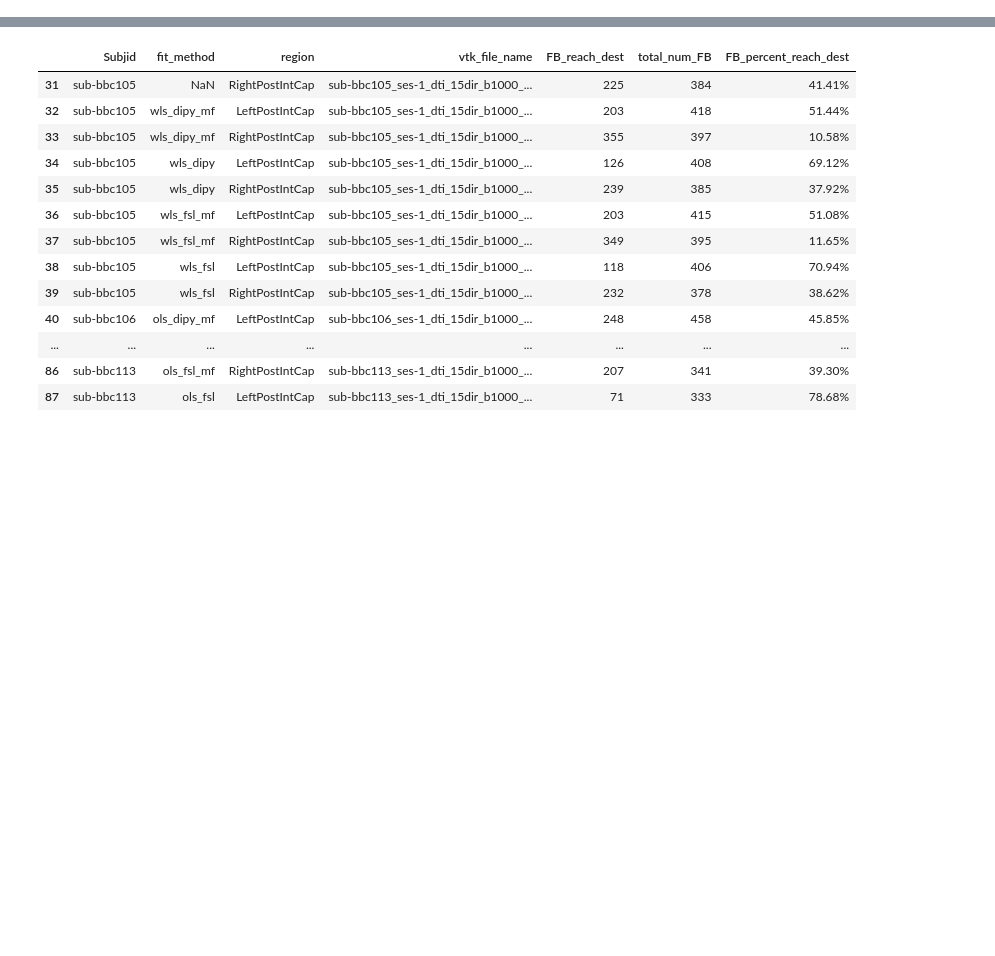
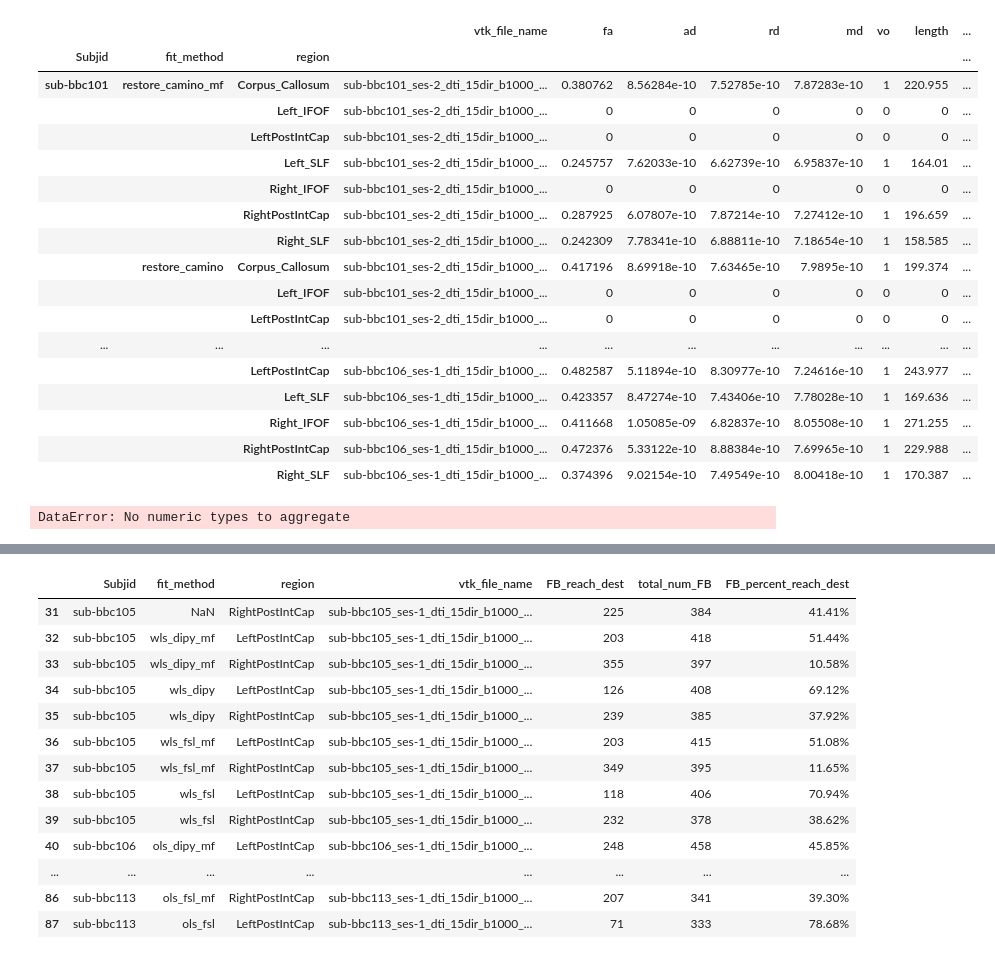
Before and after one commit to mrjeffstevenson3/mmimproc, a Jupyter notebook: ipn/bbc_dti_death_match_vtk_stats.ipynb, the cells around one changed output, grey strips where cells are left out. Drawn from its saved outputs; the diff is of its cells as text; code cells hidden in the pictures; blank space fills up the shorter version.

```diff
--- a/ipn/bbc_dti_death_match_vtk_stats.ipynb
+++ b/ipn/bbc_dti_death_match_vtk_stats.ipynb
@@ -94,0 +121,29 @@ vtk_fbs.groupby('fit_method').arrived.mean().rank().sort_values(), vtk_fbs.group
+# %%
+#makes fit methods
+vtk_fbs_r5.loc[vtk_fbs_r5['vtk_file_name'].str.contains('restore_cam_tensor_medfilt'), 'fit_method'] = 'restore_camino_mf'
+vtk_fbs_r5.loc[vtk_fbs_r5['vtk_file_name'].str.contains('restore_cam_tensor_mori'), 'fit_method'] = 'restore_camino'
+vtk_fbs_r5.loc[vtk_fbs_r5['vtk_file_name'].str.contains('wls_cam_tensor_medfilt'), 'fit_method'] = 'wls_camino_mf'
+vtk_fbs_r5.loc[vtk_fbs_r5['vtk_file_name'].str.contains('wls_cam_tensor_mori'), 'fit_method'] = 'wls_camino'
+vtk_fbs_r5.loc[vtk_fbs_r5['vtk_file_name'].str.contains('ols_cam_tensor_medfilt'), 'fit_method'] = 'ols_camino_mf'
+vtk_fbs_r5.loc[vtk_fbs_r5['vtk_file_name'].str.contains('ols_cam_tensor_mori'), 'fit_method'] = 'ols_camino'
+vtk_fbs_r5.loc[vtk_fbs_r5['vtk_file_name'].str.contains('restore_dipy_tensor_mori'), 'fit_method'] = 'restore_dipy'
+vtk_fbs_r5.loc[vtk_fbs_r5['vtk_file_name'].str.contains('restore_dipy_tensor_med'), 'fit_method'] = 'restore_dipy_mf'
+vtk_fbs_r5.loc[vtk_fbs_r5['vtk_file_name'].str.contains('ols_dipy_tensor_mori'), 'fit_method'] = 'ols_dipy'
+vtk_fbs_r5.loc[vtk_fbs_r5['vtk_file_name'].str.contains('ols_dipy_tensor_med'), 'fit_method'] = 'ols_dipy_mf'
+vtk_fbs_r5.loc[vtk_fbs_r5['vtk_file_name'].str.contains('wls_dipy_tensor_mori'), 'fit_method'] = 'wls_dipy'
+vtk_fbs_r5.loc[vtk_fbs_r5['vtk_file_name'].str.contains('wls_dipy_tensor_medfilt'), 'fit_method'] = 'wls_dipy_mf'
+vtk_fbs_r5.loc[vtk_fbs_r5['vtk_file_name'].str.contains('ols_fsl_tensor_medfilt'), 'fit_method'] = 'ols_fsl_mf'
+vtk_fbs_r5.loc[vtk_fbs_r5['vtk_file_name'].str.contains('ols_fsl_tensor_mori'), 'fit_method'] = 'ols_fsl'
+vtk_fbs_r5.loc[vtk_fbs_r5['vtk_file_name'].str.contains('wls_fsl_tensor_medfilt'), 'fit_method'] = 'wls_fsl_mf'
+vtk_fbs_r5.loc[vtk_fbs_r5['vtk_file_name'].str.contains('wls_fsl_tensor_mori'), 'fit_method'] = 'wls_fsl'
+#makes region names for regions col.
+vtk_fbs_r5.loc[vtk_fbs_r5['vtk_file_name'].str.contains('LeftPostIntCap'), 'region'] = 'LeftPostIntCap'
+vtk_fbs_r5.loc[vtk_fbs_r5['vtk_file_name'].str.contains('RightPostIntCap'), 'region'] = 'RightPostIntCap'
+vtk_fbs_r5.loc[vtk_fbs_r5['vtk_file_name'].str.contains('Left_IFOF-45'), 'region'] = 'Left_IFOF'
+vtk_fbs_r5.loc[vtk_fbs_r5['vtk_file_name'].str.contains('Right_IFOF-133'), 'region'] = 'Right_IFOF'
+vtk_fbs_r5.loc[vtk_fbs_r5['vtk_file_name'].str.contains('mori_CC'), 'region'] = 'Corpus_Callosum'
+vtk_fbs_r5.loc[vtk_fbs_r5['vtk_file_name'].str.contains('Left_SLF-43'), 'region'] = 'Left_SLF'
+vtk_fbs_r5.loc[vtk_fbs_r5['vtk_file_name'].str.contains('Right_SLF-131'), 'region'] = 'Right_SLF'
+#calculate %FB arrive at target as float and formatted text for display
+vtk_fbs_r5['arrived'] = 1 - vtk_fbs_r5['total_num_FB'].sub(vtk_fbs_r5['FB_reach_dest']).div(vtk_fbs_r5['total_num_FB'])
+vtk_fbs_r5['perc_arr'] = pd.Series(["{0:.2f}%".format(val*100) for val in vtk_fbs_r5['arrived']], index = vtk_fbs_r5.index)
@@ -95,2 +172,35 @@ vtk_fbs.groupby('fit_method').arrived.mean().rank().sort_values(), vtk_fbs.group
+# %%
+#make into multiIndex
+sid_r5 = np.array(vtk_fbs_r5.ix[:,['Subjid']]).ravel()
+fitm_r5 = np.array(vtk_fbs_r5.ix[:,['fit_method']]).ravel()
+reg_r5 = np.array(vtk_fbs_r5.ix[:,['region']]).ravel()
+mi_array_r5 = np.array([sid_r5, fitm_r5, reg_r5])
+index_r5 = pd.MultiIndex.from_arrays(mi_array_r5, names=['Subjid', 'fit_method', 'region'])
+vtk_fbmi_r5 = pd.DataFrame(vtk_fbs_r5.values, index=index_r5, columns=vtk_fbs_r5.columns)
+# %%
+vtk_fbmi_r5.ix[0:224]
+# %% [output]
+|  |  |  | vtk_file_name | fa | ad | rd | md | vo | length | ... |
+| Subjid | fit_method | region |  |  |  |  |  |  |  | ... |
+| sub-bbc101 | restore_camino_mf | Corpus_Callosum | sub-bbc101_ses-2_dti_15dir_b1000_... | 0.380762 | 8.56284e-10 | 7.52785e-10 | 7.87283e-10 | 1 | 220.955 | ... |
+|  |  | Left_IFOF | sub-bbc101_ses-2_dti_15dir_b1000_... | 0 | 0 | 0 | 0 | 0 | 0 | ... |
+|  |  | LeftPostIntCap | sub-bbc101_ses-2_dti_15dir_b1000_... | 0 | 0 | 0 | 0 | 0 | 0 | ... |
+|  |  | Left_SLF | sub-bbc101_ses-2_dti_15dir_b1000_... | 0.245757 | 7.62033e-10 | 6.62739e-10 | 6.95837e-10 | 1 | 164.01 | ... |
+|  |  | Right_IFOF | sub-bbc101_ses-2_dti_15dir_b1000_... | 0 | 0 | 0 | 0 | 0 | 0 | ... |
+|  |  | RightPostIntCap | sub-bbc101_ses-2_dti_15dir_b1000_... | 0.287925 | 6.07807e-10 | 7.87214e-10 | 7.27412e-10 | 1 | 196.659 | ... |
+|  |  | Right_SLF | sub-bbc101_ses-2_dti_15dir_b1000_... | 0.242309 | 7.78341e-10 | 6.88811e-10 | 7.18654e-10 | 1 | 158.585 | ... |
+|  | restore_camino | Corpus_Callosum | sub-bbc101_ses-2_dti_15dir_b1000_... | 0.417196 | 8.69918e-10 | 7.63465e-10 | 7.9895e-10 | 1 | 199.374 | ... |
+|  |  | Left_IFOF | sub-bbc101_ses-2_dti_15dir_b1000_... | 0 | 0 | 0 | 0 | 0 | 0 | ... |
+|  |  | LeftPostIntCap | sub-bbc101_ses-2_dti_15dir_b1000_... | 0 | 0 | 0 | 0 | 0 | 0 | ... |
+| ... | ... | ... | ... | ... | ... | ... | ... | ... | ... | ... |
+|  |  | LeftPostIntCap | sub-bbc106_ses-1_dti_15dir_b1000_... | 0.482587 | 5.11894e-10 | 8.30977e-10 | 7.24616e-10 | 1 | 243.977 | ... |
+|  |  | Left_SLF | sub-bbc106_ses-1_dti_15dir_b1000_... | 0.423357 | 8.47274e-10 | 7.43406e-10 | 7.78028e-10 | 1 | 169.636 | ... |
+|  |  | Right_IFOF | sub-bbc106_ses-1_dti_15dir_b1000_... | 0.411668 | 1.05085e-09 | 6.82837e-10 | 8.05508e-10 | 1 | 271.255 | ... |
+|  |  | RightPostIntCap | sub-bbc106_ses-1_dti_15dir_b1000_... | 0.472376 | 5.33122e-10 | 8.88384e-10 | 7.69965e-10 | 1 | 229.988 | ... |
+|  |  | Right_SLF | sub-bbc106_ses-1_dti_15dir_b1000_... | 0.374396 | 9.02154e-10 | 7.49549e-10 | 8.00418e-10 | 1 | 170.387 | ... |
+# %%
+vtk_fbmi_r5.groupby('fit_method').arrived.mean().rank().sort_values()#, vtk_fbmi_r5.groupby('fit_method').FB_reach_dest.sum().rank().sort_values()
+# %% [output]
+DataError: No numeric types to aggregate
 # %%
 # %% [output]
```
Also changed, not shown: parts of 11 cells of this notebook, 1 other file.
